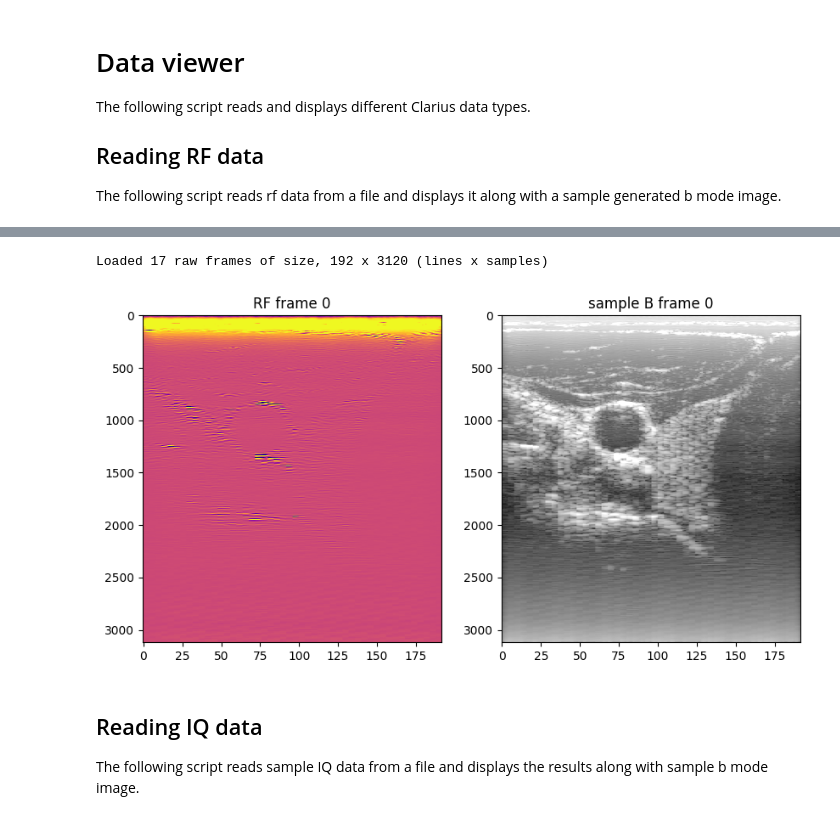
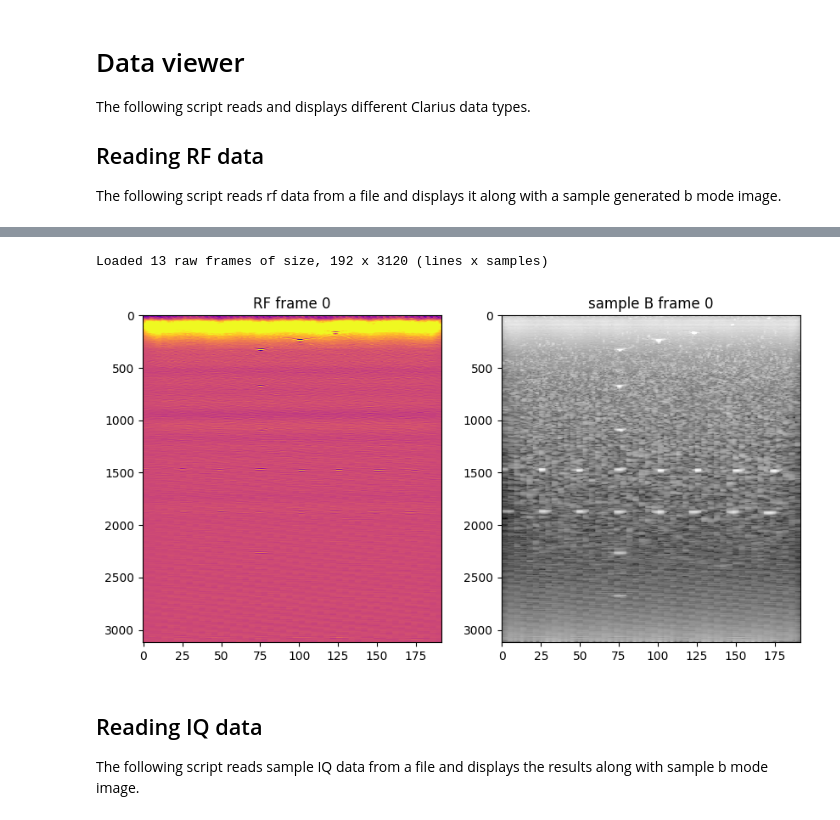
Before and after one commit to CodyB0T/Sensor-Data-Acquisition-Project, a Jupyter notebook: clarius_scanner/python/claruis raw/viewer/jupyter/runme.ipynb, the cells around one changed output, grey strips where cells are left out. Drawn from its saved outputs; the diff is of its cells as text; code cells hidden in the pictures.

```diff
--- a/clarius_scanner/python/claruis raw/viewer/jupyter/runme.ipynb
+++ b/clarius_scanner/python/claruis raw/viewer/jupyter/runme.ipynb
@@ -6,3 +43,41 @@ The following script reads and displays different Clarius data types.
 ## Reading RF data
 
 The following script reads rf data from a file and displays it along with a sample generated b mode image.
+# %%
+# data is a 3d array
+# 192 x 1168 (lines x samples) (192, 1168, 46) 46 is the number of frames
+
+
+import numpy as np
+import sys
+from scipy.signal import hilbert
+import matplotlib.pyplot as plt
+libPath = "../../common/python"
+if not libPath in sys.path: sys.path.append(libPath)
+import rdataread as rd
+
+# locate the path and filename
+path = "../data/carotid/"
+filename = "test_rf.raw"
+
+# reading header information and RF data
+hdr, timestamps, data = rd.read_rf(path + filename)
+print(timestamps.shape)
+numframes = 2 #hdr['frames']
+
+# covnert RF to B
+bdata = np.zeros((hdr['lines'], hdr['samples'], hdr['frames']), dtype='float')
+for frame in range(numframes):
+    bdata[:,:,frame] = 20 * np.log10( np.abs(1 + hilbert(data[:,:,frame])) )
+
+# display images
+for frame in range(numframes):
+    print(data[:,:,frame])
+    plt.figure(figsize=(10,5))
+    plt.subplot(1,2,1)
+    plt.imshow(np.transpose(data[:,:,frame]), cmap=plt.cm.plasma, aspect='auto', vmin=-1000, vmax=1000 )
+    plt.title('RF frame ' + str(frame) + str(timestamps[frame]))
+    plt.subplot(1,2,2)
+    plt.imshow(np.transpose(bdata[:,:,frame]), cmap=plt.cm.gray, aspect='auto', vmin=15, vmax=70 )
+    plt.title('sample B frame ' + str(frame))
+    plt.show()
@@ -10,37 +104,37 @@ The following script reads rf data from a file and displays it along with a samp
 import numpy as np
 import sys
 from scipy.signal import hilbert
 import matplotlib.pyplot as plt
 libPath = "../../common/python"
 if not libPath in sys.path: sys.path.append(libPath)
 import rdataread as rd
 
 # locate the path and filename
-path = "../data/carotid/"
-filename = "carotid_rf.raw"
+path = "../data/wirephantom/"
+filename = "phantom_rf.raw"
 
 # reading header information and RF data
 hdr, timestamps, data = rd.read_rf(path + filename)
 numframes = 1 #hdr['frames']
 
 # covnert RF to B
 bdata = np.zeros((hdr['lines'], hdr['samples'], hdr['frames']), dtype='float')
 for frame in range(numframes):
     bdata[:,:,frame] = 20 * np.log10( np.abs(1 + hilbert(data[:,:,frame])) )
 
 # display images
 for frame in range(numframes):
     plt.figure(figsize=(10,5))
     plt.subplot(1,2,1)
     plt.imshow(np.transpose(data[:,:,frame]), cmap=plt.cm.plasma, aspect='auto', vmin=-1000, vmax=1000 )
     plt.title('RF frame ' + str(frame))
     plt.subplot(1,2,2)
     plt.imshow(np.transpose(bdata[:,:,frame]), cmap=plt.cm.gray, aspect='auto', vmin=15, vmax=70 )
     plt.title('sample B frame ' + str(frame))
     plt.show()
 # %% [output]
-Loaded 17 raw frames of size, 192 x 3120 (lines x samples)
+Loaded 13 raw frames of size, 192 x 3120 (lines x samples)
-[figure, old version]
+[figure, new version]
 # %% [markdown]
 ## Reading IQ data
 
```
Also changed, not shown: parts of 3 cells of this notebook, 19 other files.
